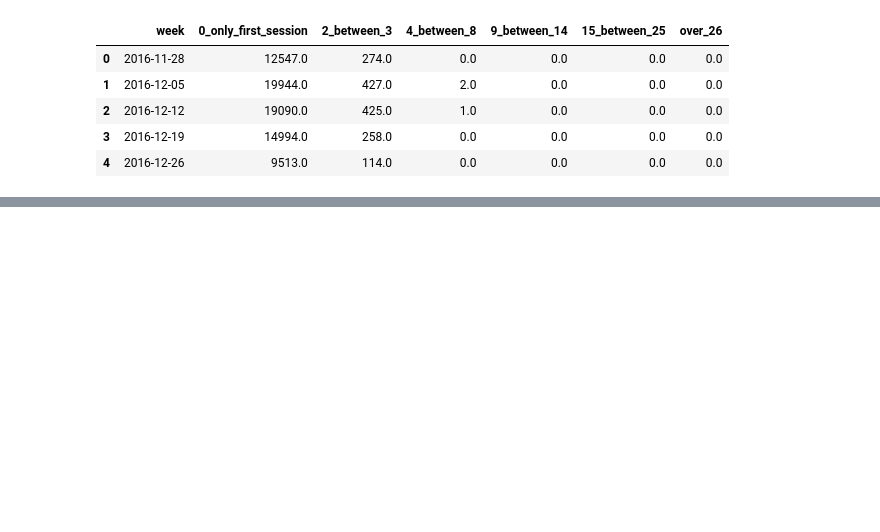
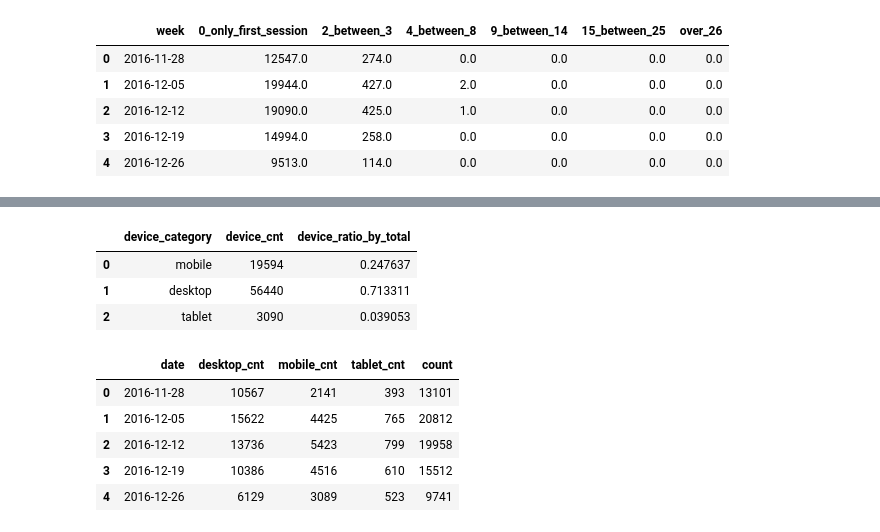
Before and after one commit to dj9678/Google_Ecommerce_Analysis, a Jupyter notebook: google ecommerce analysis.ipynb, the cells around one changed output, grey strips where cells are left out. Cells and saved outputs as stored; diff of their text form; code cells hidden in the pictures; blank space fills up the shorter version.

```diff
--- a/google ecommerce analysis.ipynb
+++ b/google ecommerce analysis.ipynb
@@ -540,0 +619,42 @@ df.head(10)
+# %%
+query = """
+with temp_01 as (
+select count(*) as total_cnt
+from session
+),
+temp_02 as (
+select device_category, count(*) as device_cnt
+from session
+group by device_category
+)
+select device_category, device_cnt, 1.0*device_cnt/total_cnt as device_ratio_by_total
+from temp_01, temp_02;
+"""
+
+df_device = pd.read_sql_query(sql=query, con=postgres_engine)
+df_device.head()
+# %% [output]
+|  | device_category | device_cnt | device_ratio_by_total |
+| 0 | mobile | 19594 | 0.247637 |
+| 1 | desktop | 56440 | 0.713311 |
+| 2 | tablet | 3090 | 0.039053 |
+# %%
+query = """
+select date_trunc('week', visit_start_time) as date
+	, sum(case when device_category = 'desktop' then 1 else 0 end) as desktop_cnt
+	, sum(case when device_category = 'mobile' then 1 else 0 end) as mobile_cnt
+	, sum(case when device_category = 'tablet' then 1 else 0 end) as tablet_cnt
+	, count(*)
+from session
+group by date_trunc('week', visit_start_time) order by 1;
+"""
+
+df_device = pd.read_sql_query(sql=query, con=postgres_engine)
+df_device.head()
+# %% [output]
+|  | date | desktop_cnt | mobile_cnt | tablet_cnt | count |
+| 0 | 2016-11-28 | 10567 | 2141 | 393 | 13101 |
+| 1 | 2016-12-05 | 15622 | 4425 | 765 | 20812 |
+| 2 | 2016-12-12 | 13736 | 5423 | 799 | 19958 |
+| 3 | 2016-12-19 | 10386 | 4516 | 610 | 15512 |
+| 4 | 2016-12-26 | 6129 | 3089 | 523 | 9741 |
```
Also changed, not shown: parts of 5 cells of this notebook.
